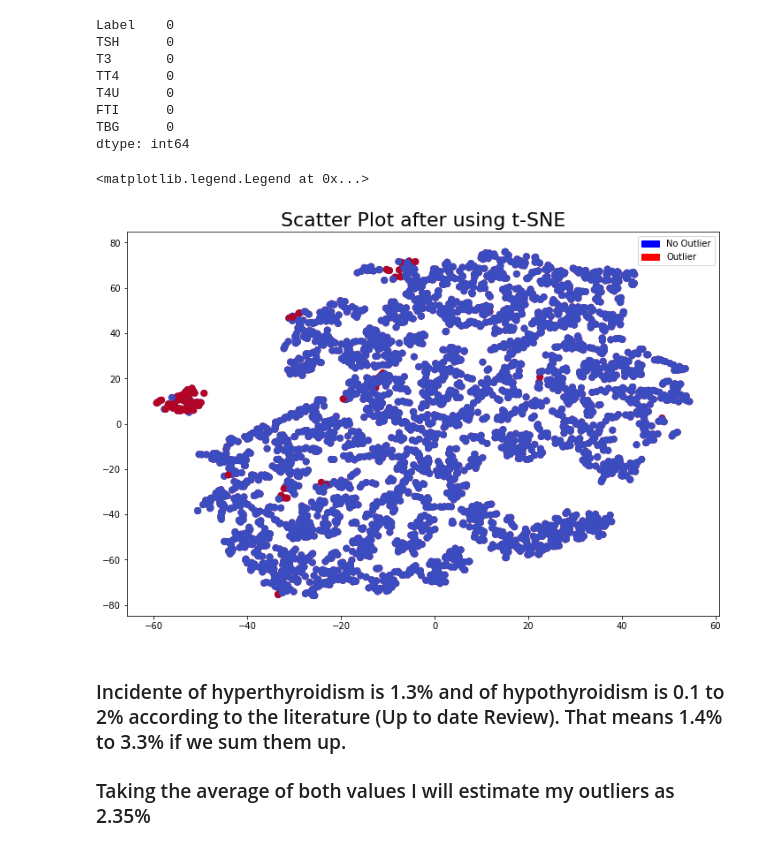
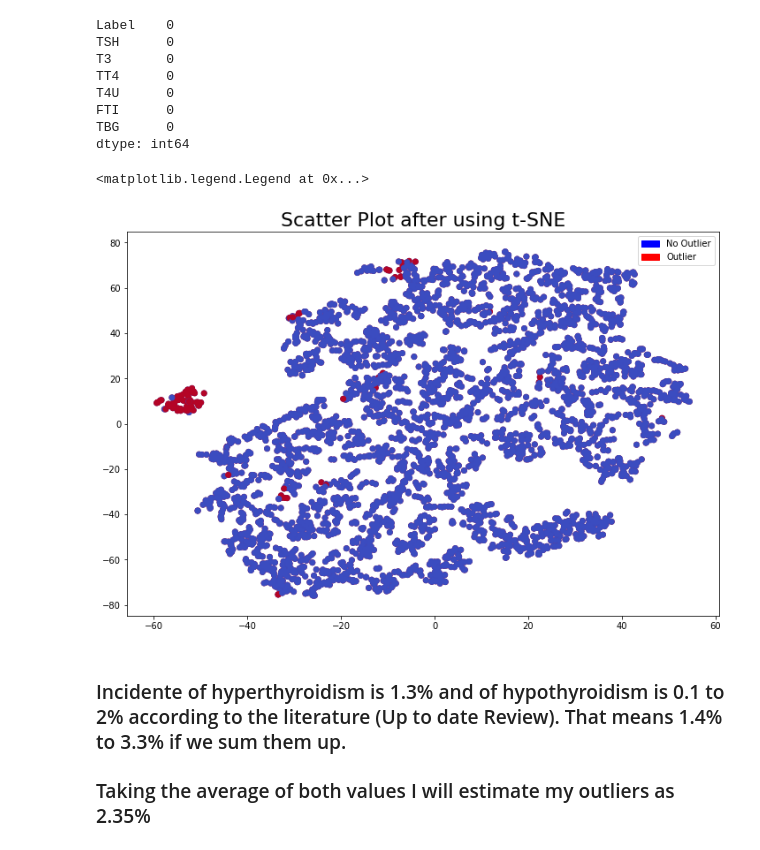
Before and after one commit to jorflima/Python, a Jupyter notebook: Gaussian_Anomaly_Detection .ipynb, the cells around one changed output. Cells and saved outputs as stored; diff of their text form; code cells hidden in the pictures.

```diff
--- a/Gaussian_Anomaly_Detection .ipynb
+++ b/Gaussian_Anomaly_Detection .ipynb
@@ -115,20 +115,20 @@ X_tsne = TSNE(n_components=2, random_state=42).fit_transform(X.values)
 # %%
 # Scatter Plot showing that we do have the outliers as a cluster
 
 f, ax = plt.subplots(figsize=(12,8))
 
 blue = mpatches.Patch(color='#0000FF', label='No Outlier')
 red = mpatches.Patch(color='#FF0000', label='Outlier')
 
-ax.scatter(X_tsne[:,0], X_tsne[:,1], c=(y == 0), cmap='coolwarm', label='No Fraud', linewidths=2)
-ax.scatter(X_tsne[:,0], X_tsne[:,1], c=(y == 1), cmap='coolwarm', label='Fraud', linewidths=2)
+ax.scatter(X_tsne[:,0], X_tsne[:,1], c=(y == 0), cmap='coolwarm', label='No Fraud')
+ax.scatter(X_tsne[:,0], X_tsne[:,1], c=(y == 1), cmap='coolwarm', label='Fraud')
 ax.set_title('Scatter Plot after using t-SNE', fontsize=22)
 
 
 ax.legend(handles=[blue, red])
 # %% [output]
 <matplotlib.legend.Legend at 0x...>
-[figure, old version]
+[figure, new version]
 # %% [markdown]
 ### Incidente of hyperthyroidism is 1.3% and of hypothyroidism is 0.1 to 2% according to the literature (Up to date Review). That means 1.4% to 3.3% if we sum them up.
 
```
Also changed, not shown: parts of 5 cells of this notebook.
